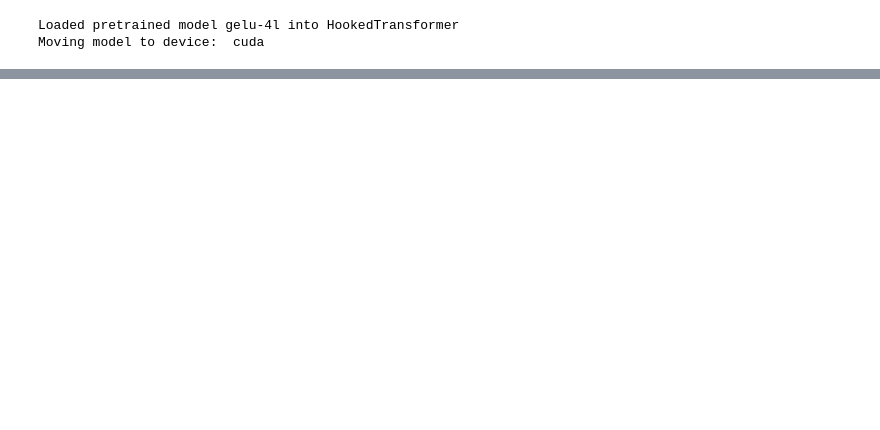
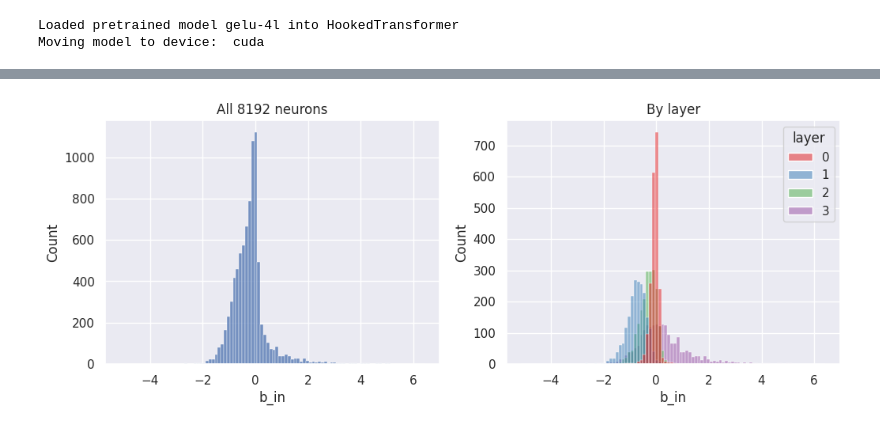
Before and after one commit to canrager/cleanup_nodes, a Jupyter notebook: notebooks/001-inspect-w&b.ipynb, the cells around one changed output, grey strips where cells are left out. Drawn from its saved outputs; the diff is of its cells as text; code cells hidden in the pictures; blank space fills up the shorter version.

```diff
--- a/notebooks/001-inspect-w&b.ipynb
+++ b/notebooks/001-inspect-w&b.ipynb
@@ -44,0 +90,9 @@ tensor([0., 1., 2.])
+# %%
+# b_in histogram
+fig, axes = plt.subplots(1, 2, figsize=(12, 4))
+sns.histplot(df, x="b_in", bins=100, ax=axes[0])
+sns.histplot(df, x="b_in", hue="layer", bins=100, palette="Set1", ax=axes[1])
+axes[0].set_title(f"All {model.cfg.n_layers * model.cfg.d_mlp} neurons")
+axes[1].set_title("By layer");
+# %% [output]
+[figure, added]
```
Also changed, not shown: parts of 12 cells of this notebook.
